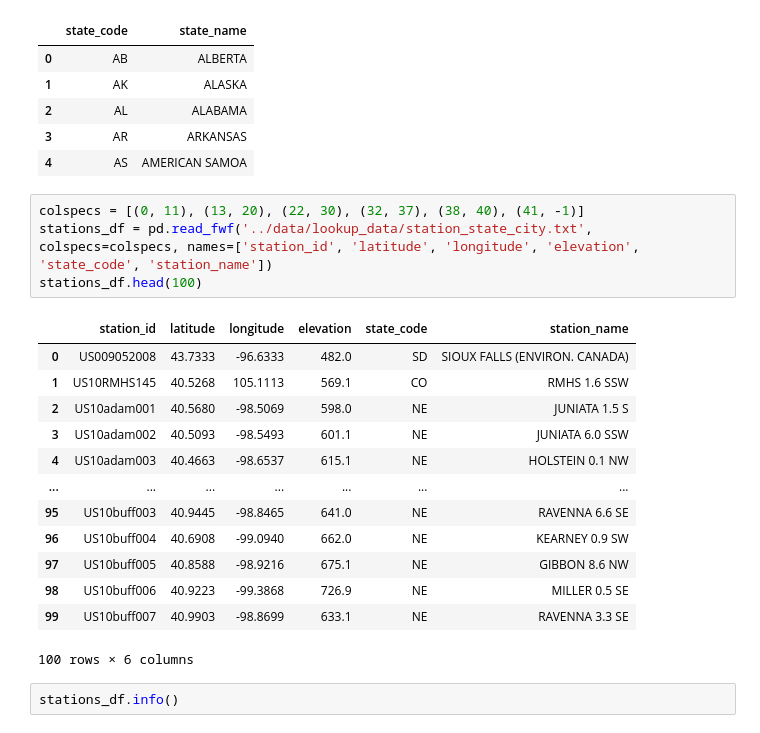
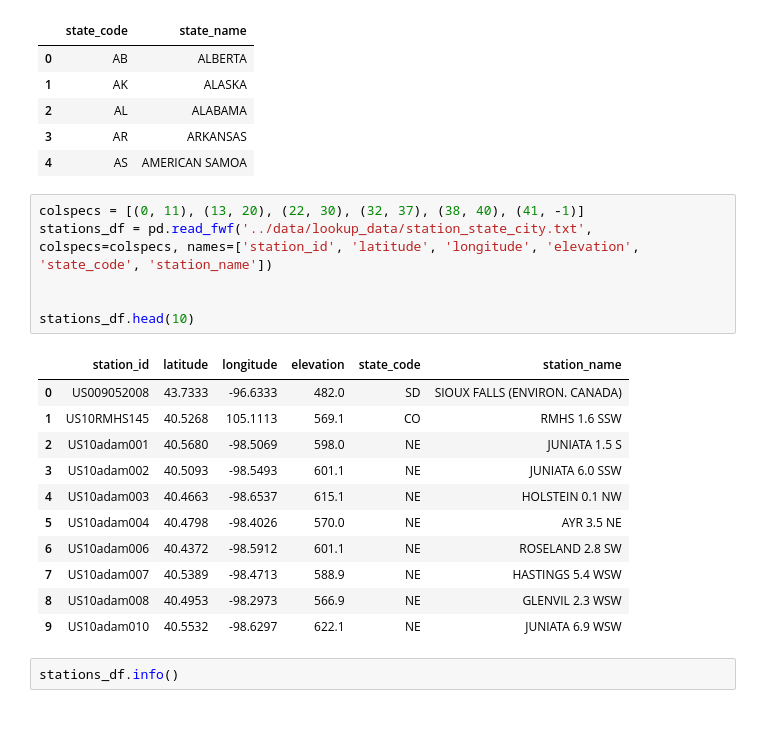
Before and after one commit to sanilveeravu/capstone_climate_project, a Jupyter notebook: data_setup/lookup_data_collection.ipynb, the cells around one changed output. Drawn from its saved outputs; the diff is of its cells as text.

```diff
--- a/data_setup/lookup_data_collection.ipynb
+++ b/data_setup/lookup_data_collection.ipynb
@@ -23,21 +23,21 @@ states_df.head()
 # %%
 colspecs = [(0, 11), (13, 20), (22, 30), (32, 37), (38, 40), (41, -1)]
 stations_df = pd.read_fwf('../data/lookup_data/station_state_city.txt', colspecs=colspecs, names=['station_id', 'latitude', 'longitude', 'elevation', 'state_code', 'station_name'])
-stations_df.head(100)
+
+
+stations_df.head(10)
 # %% [output]
 |  | station_id | latitude | longitude | elevation | state_code | station_name |
 | 0 | US009052008 | 43.7333 | -96.6333 | 482.0 | SD | SIOUX FALLS (ENVIRON. CANADA) |
 | 1 | US10RMHS145 | 40.5268 | 105.1113 | 569.1 | CO | RMHS 1.6 SSW |
 | 2 | US10adam001 | 40.5680 | -98.5069 | 598.0 | NE | JUNIATA 1.5 S |
 | 3 | US10adam002 | 40.5093 | -98.5493 | 601.1 | NE | JUNIATA 6.0 SSW |
 | 4 | US10adam003 | 40.4663 | -98.6537 | 615.1 | NE | HOLSTEIN 0.1 NW |
-| ... | ... | ... | ... | ... | ... | ... |
-| 95 | US10buff003 | 40.9445 | -98.8465 | 641.0 | NE | RAVENNA 6.6 SE |
-| 96 | US10buff004 | 40.6908 | -99.0940 | 662.0 | NE | KEARNEY 0.9 SW |
-| 97 | US10buff005 | 40.8588 | -98.9216 | 675.1 | NE | GIBBON 8.6 NW |
-| 98 | US10buff006 | 40.9223 | -99.3868 | 726.9 | NE | MILLER 0.5 SE |
-| 99 | US10buff007 | 40.9903 | -98.8699 | 633.1 | NE | RAVENNA 3.3 SE |
+| 5 | US10adam004 | 40.4798 | -98.4026 | 570.0 | NE | AYR 3.5 NE |
+| 6 | US10adam006 | 40.4372 | -98.5912 | 601.1 | NE | ROSELAND 2.8 SW |
+| 7 | US10adam007 | 40.5389 | -98.4713 | 588.9 | NE | HASTINGS 5.4 WSW |
+| 8 | US10adam008 | 40.4953 | -98.2973 | 566.9 | NE | GLENVIL 2.3 WSW |
+| 9 | US10adam010 | 40.5532 | -98.6297 | 622.1 | NE | JUNIATA 6.9 WSW |
-100 rows × 6 columns
 # %%
 stations_df.info()
 # %% [output]
```
Also changed, not shown: parts of 19 cells of this notebook.
